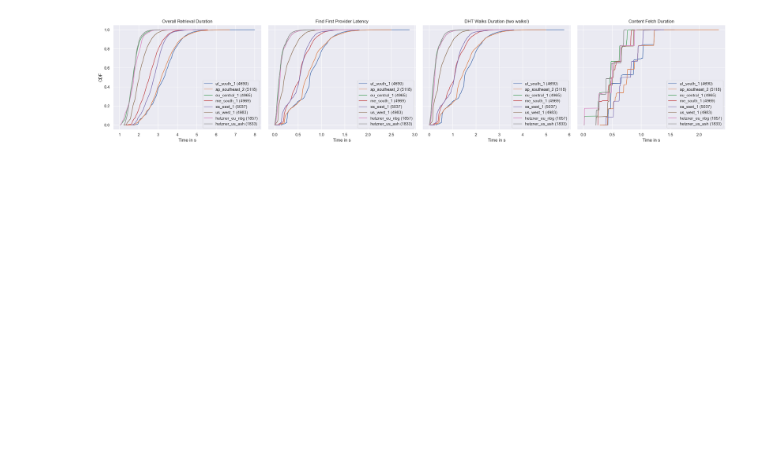
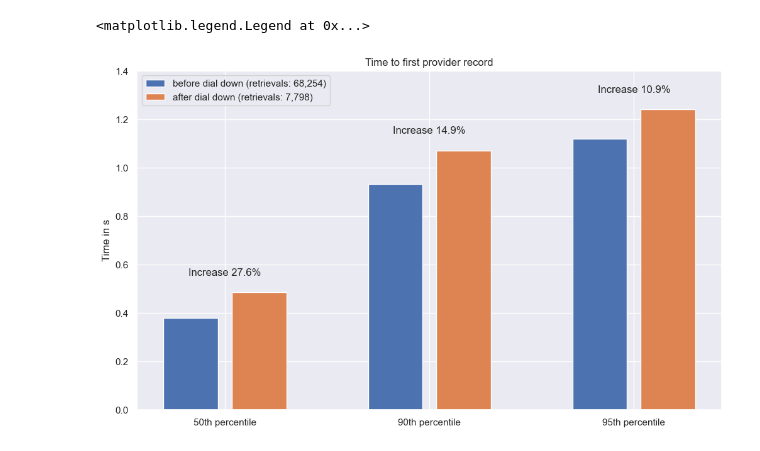
Before and after one commit to dennis-tra/ipfs-lookup-measurement, a Jupyter notebook: analysis/2022-11-28-hydra-dial-down.ipynb, the cells around one changed output. Saved outputs shown, nothing was run; the diff lists cells and outputs as text; code cells hidden in the pictures; blank space fills up the shorter version.

```diff
--- a/analysis/2022-11-28-hydra-dial-down.ipynb
+++ b/analysis/2022-11-28-hydra-dial-down.ipynb
@@ -216,9 +284,49 @@ skip None 2022-11-26 17:09:25.924542+00:00
+# %%
+fig, ax = plt.subplots(figsize=[12, 7])
+
+percentiles = [50, 90, 95]
+
+# region = "hetzner_us_ash"
+
+before_dial_down = df_retrievals[df_retrievals["with_hydras"] == True]
+# before_dial_down = before_dial_down[before_dial_down["region"] == region]
+before_dial_down = before_dial_down[before_dial_down["started_at"] < "2022-12-01T17:30"]
+
+lats_before = []
+for j, percentile in enumerate(percentiles):
+    lats_before += [np.percentile(before_dial_down["find_first_provider_duration"], percentile)]
+ax.bar([0, 3, 6], lats_before, label=f"before dial down (retrievals: {len(before_dial_down):,})")
+
+after_dial_down = df_retrievals[df_retrievals["with_hydras"] == True]
+# after_dial_down = after_dial_down[after_dial_down["region"] == region]
+after_dial_down = after_dial_down[after_dial_down["started_at"] > "2022-12-01T17:30"]
+
+lats_after = []
+for j, percentile in enumerate(percentiles):
+    lats_after += [np.percentile(after_dial_down["find_first_provider_duration"], percentile)]
+ax.bar([1, 4, 7], lats_after, label=f"after dial down (retrievals: {len(after_dial_down):,})")
+
+ax.text(0.5, np.max(lats_after[0]) + 0.07, f"Increase {100 * (lats_after[0] - lats_before[0]) / lats_before[0]:.1f}%",
+        ha="center")
+ax.text(3.5, np.max(lats_after[1]) + 0.07, f"Increase {100 * (lats_after[1] - lats_before[1]) / lats_before[1]:.1f}%",
+        ha="center")
+ax.text(6.5, np.max(lats_after[2]) + 0.07, f"Increase {100 * (lats_after[2] - lats_before[2]) / lats_before[2]:.1f}%",
+        ha="center")
+
+ax.set_title(f"Time to first provider record")
+ax.set_xticks([0.5, 3.5, 6.5], list(map(lambda p: f"{p}th percentile", percentiles)))
+ax.set_ylabel("Time in s")
+ax.set_ylim(0, 1.4)
+ax.legend(loc="upper left")
+# %% [output]
+<matplotlib.legend.Legend at 0x...>
+[figure, added]
 # %%
 datasets = [
-    overall_retrieval_duration_per_region,
-    dht_ret_find_first_provider_per_region,
-    dht_ret_walks_duration_per_region,
-    content_fetch_duration_per_region
+    overall_retrieval_duration_per_region_with_hydras,
+    dht_ret_find_first_provider_per_region_with_hydras,
+    dht_ret_walks_duration_per_region_with_hydras,
+    content_fetch_duration_per_region_with_hydras
 ]
 
 datasets_labels = ["Overall Retrieval Duration", "Find First Provider Latency", "DHT Walks Duration (two walks!)",
@@ -234,24 +342,10 @@ fig.axes[0].set_ylabel("CDF")
 for i, dataset in enumerate(datasets):
     ax = fig.axes[i]
     for region in regions:
-        data_cdf = cdf(pd.Series(data=dataset[region], name="time"))
+        data = dataset[region]
+        data_cdf = cdf(pd.Series(data=data, name="time"))
         ax.set_title(datasets_labels[i])
         ax.plot(data_cdf["time"], data_cdf["cdf"], label=f"{region} ({len(data_cdf)})")
     ax.set_xlabel("Time in s")
     ax.legend()
-# for i, region in enumerate(regions):
-#     for j, dataset in enumerate(datasets):
-#         data_by_region = dataset[percent_ignored]
-#         idx = (i % len(percentages)) * len(datasets) + j
-#         ax = fig.axes[idx]
-#         for region in regions:
-#             data = data_by_region[region]
-#             data_df = pd.Series(data=data, name="time")
-#             data_cdf = cdf(data_df)
-#             ax.plot(data_cdf["time"], data_cdf["cdf"], label=region)
-#             ax.set_title(f"{percent_labels[percent_ignored]}% of Hydras ignored | {datasets_labels[j]}")
-#         if j == 2:
-#             ax.set_xlim(xmax=2.5)
 plt.tight_layout()
-# %% [output]
-[figure, removed]
```
Also changed, not shown: parts of 18 cells of this notebook.
